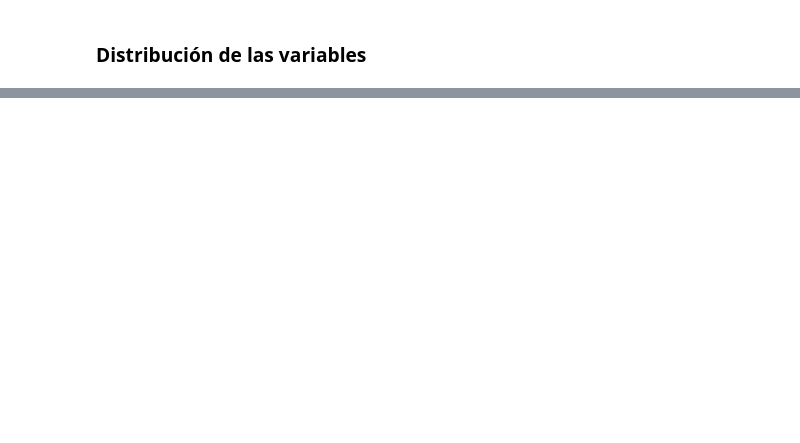
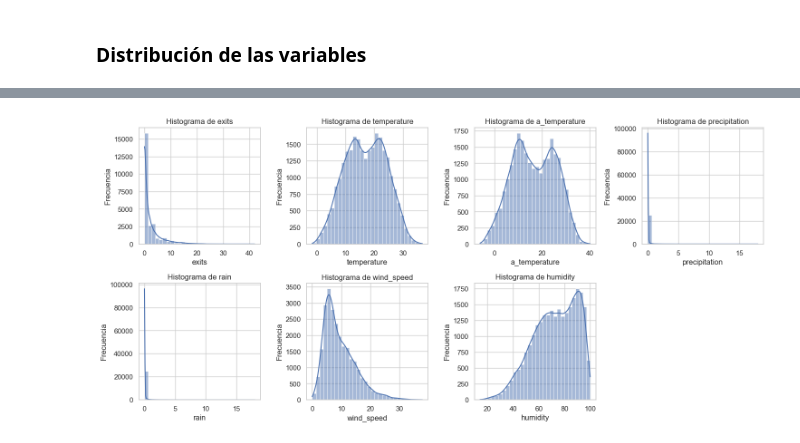
Before and after one commit to nicollorens12/BicingEstimator, a Jupyter notebook: notebook.ipynb, the cells around one changed output, grey strips where cells are left out. Saved outputs shown, nothing was run; the diff lists cells and outputs as text; code cells hidden in the pictures; blank space fills up the shorter version.

```diff
--- a/notebook.ipynb
+++ b/notebook.ipynb
@@ -103,0 +71,18 @@ Text(0.5, 1.0, 'Distribución de rain')
+# %%
+# Lista de variables numéricas
+numeric_vars = ["exits", "temperature", "a_temperature", "precipitation", "rain", "wind_speed", "humidity"]
+
+# Visualización de histogramas para las variables numéricas
+plt.figure(figsize=(15, 10))
+
+for i, var in enumerate(numeric_vars, 1):
+    plt.subplot(3, 4, i)
+    sns.histplot(data[var], kde=True, bins=30)
+    plt.title(f'Histograma de {var}')
+    plt.xlabel(var)
+    plt.ylabel('Frecuencia')
+
+plt.tight_layout()
+plt.show();
+# %% [output]
+[figure, added]
```
Also changed, not shown: parts of 7 cells of this notebook, 2 other files.
